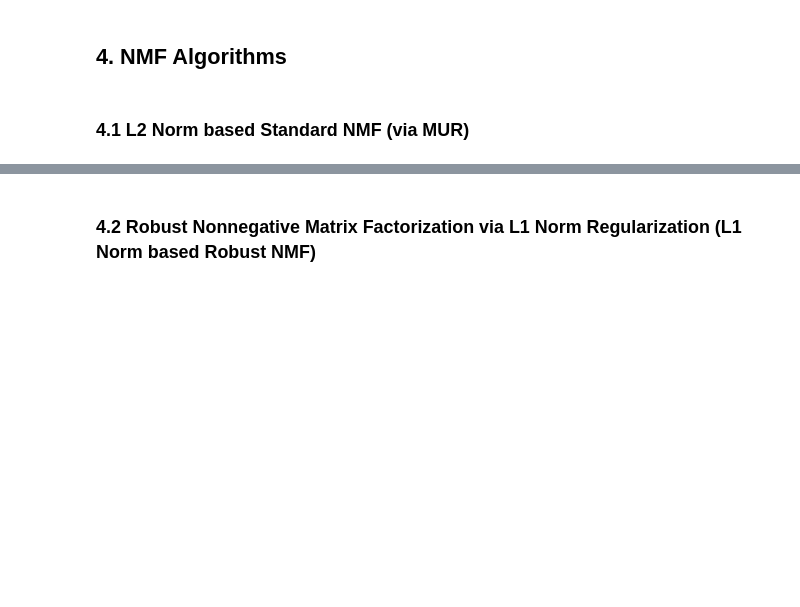
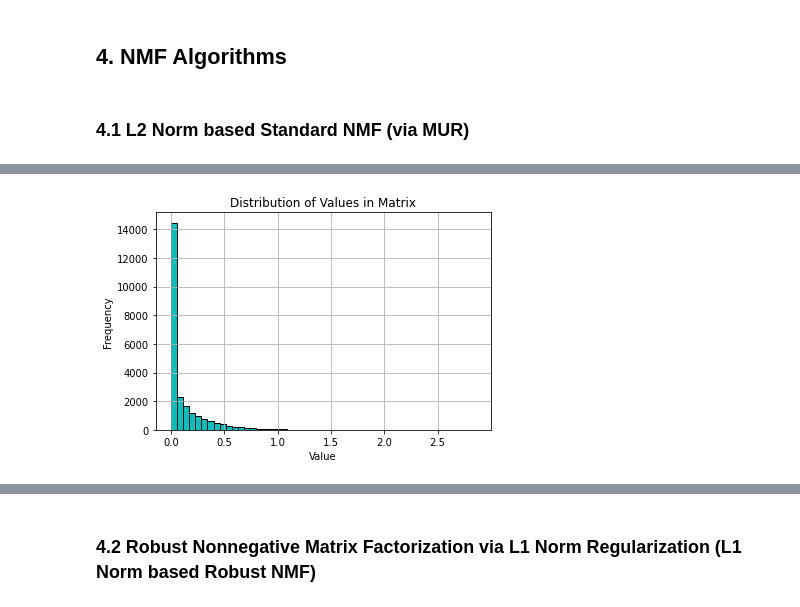
Before and after one commit to zyinghua/nmf-robustness-analysis, a Jupyter notebook: code.ipynb, the cells around one changed output, grey strips where cells are left out. Cells and saved outputs as stored; diff of their text form; code cells hidden in the pictures; blank space fills up the shorter version.

```diff
--- a/code.ipynb
+++ b/code.ipynb
@@ -448,0 +486,18 @@ X_rec = model1.reconstruct_train()
+# %%
+import numpy as np
+import matplotlib.pyplot as plt
+
+# Flatten the matrix to a 1D array
+flattened_matrix = X_rec.flatten()
+
+# Plot histogram
+plt.hist(flattened_matrix, bins=50, color='c', edgecolor='black')
+plt.title('Distribution of Values in Matrix')
+plt.xlabel('Value')
+plt.ylabel('Frequency')
+plt.grid(True)
+
+# Show the plot
+plt.show()
+# %% [output]
+[figure, added]
```
Also changed, not shown: parts of 73 cells of this notebook, 3 other files.
